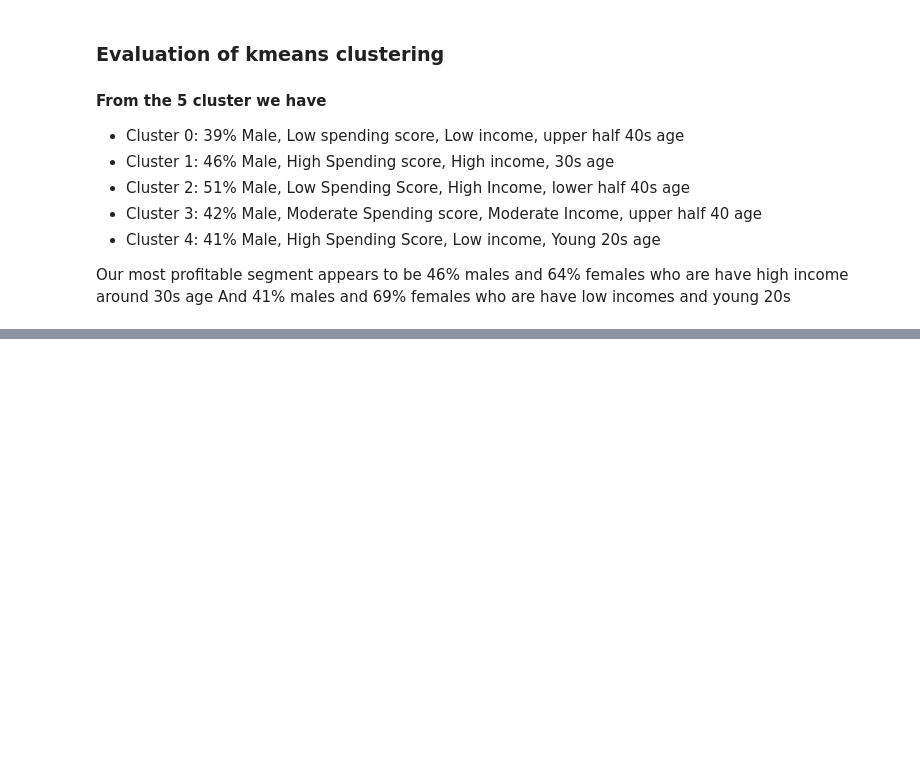
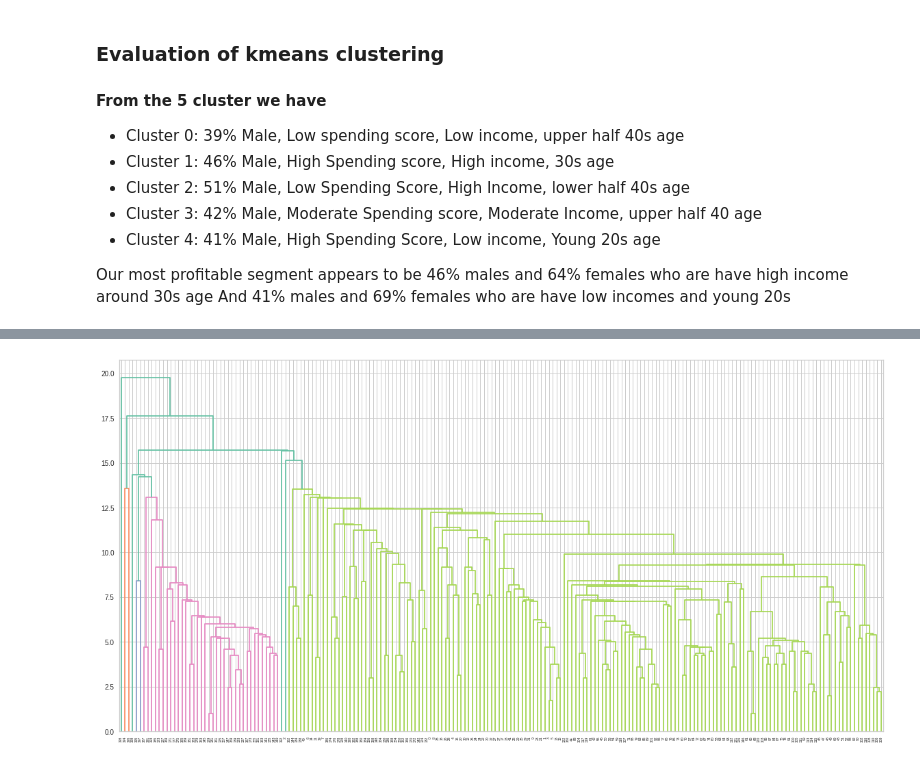
Before and after one commit to willkchan/Practice-ML-Models, a Jupyter notebook: notebook.ipynb, the cells around one changed output, grey strips where cells are left out. Drawn from its saved outputs; the diff is of its cells as text; code cells hidden in the pictures; blank space fills up the shorter version.

```diff
--- a/notebook.ipynb
+++ b/notebook.ipynb
@@ -657,0 +679,4 @@ And 41% males and 69% females who are have low incomes and young 20s
+# %%
+# This is the preprocessed and encoded dataset from previous clustering problem
+customer_df = pd.DataFrame(X, columns=customer.drop('Cluster', axis=1).columns.tolist())
+customer_df
@@ -657,0 +697,9 @@ And 41% males and 69% females who are have low incomes and young 20s
+# %%
+# Using single linkage
+
+plt.figure(figsize=(20,10))
+mergings = linkage(customer_df, method='single', metric='euclidean')
+dendrogram(mergings)
+plt.show()
+# %% [output]
+[figure, added]
```
Also changed, not shown: parts of 22 cells of this notebook.
